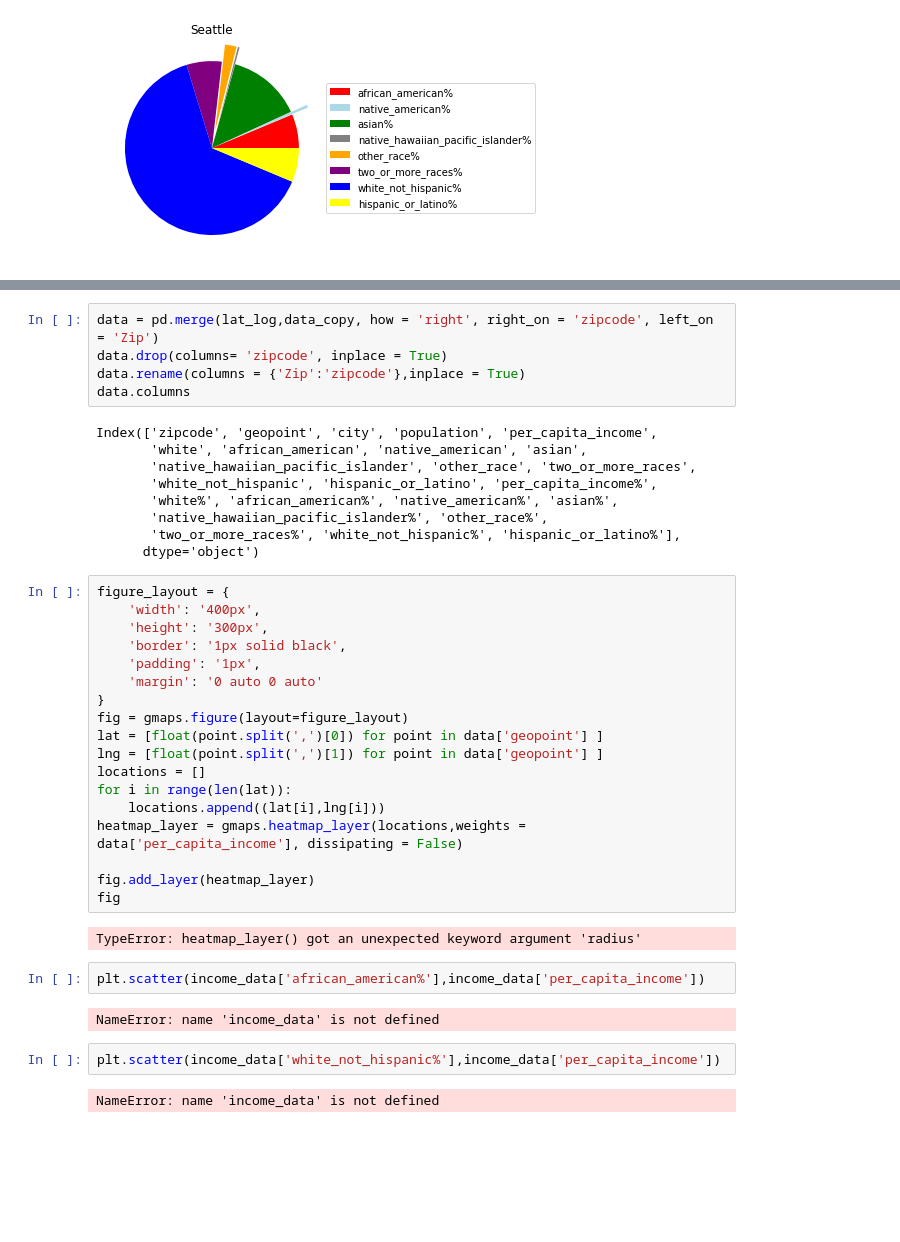
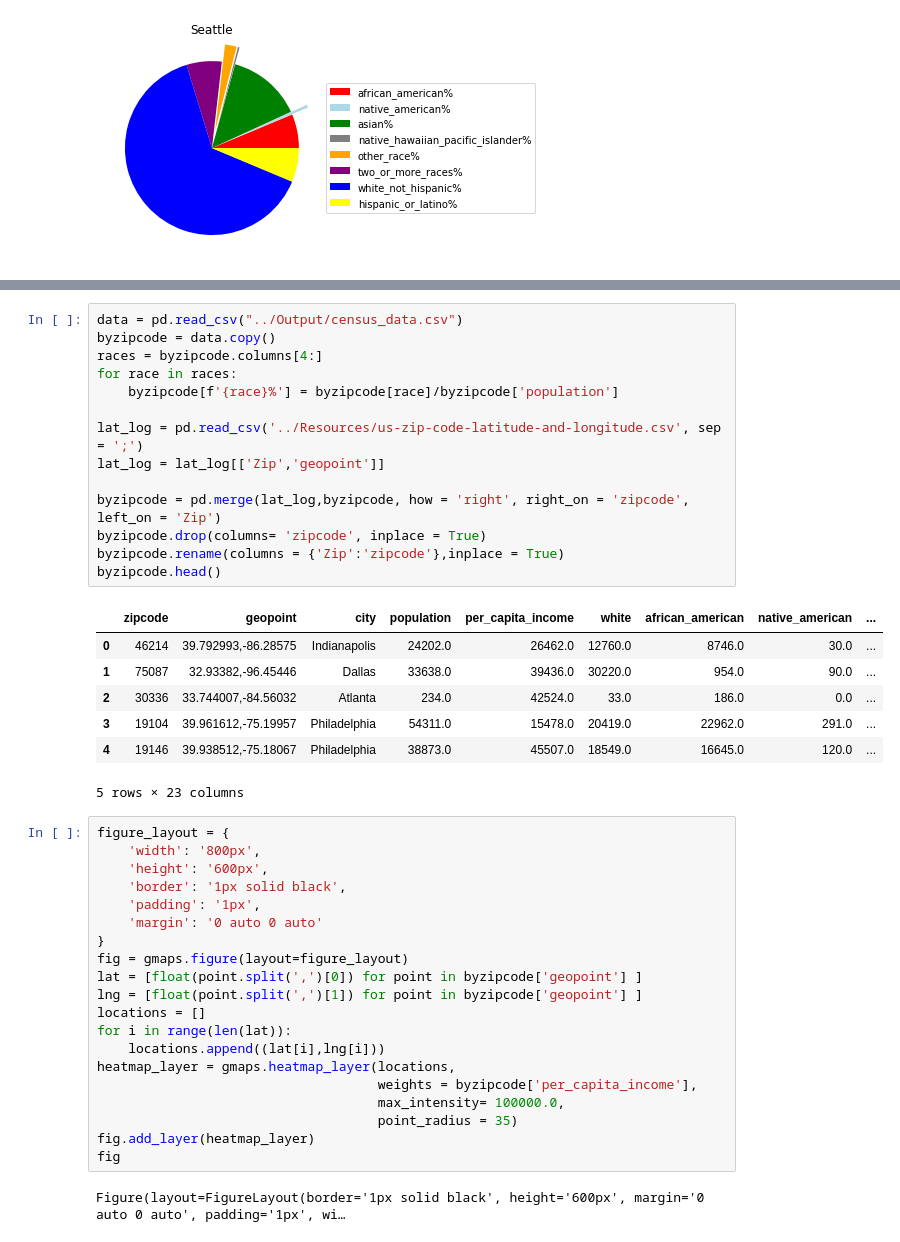
Before and after one commit to DPintacasi/teamcobra_project1, a Jupyter notebook: Scripts/census_analysis.ipynb, the cells around one changed output, grey strips where cells are left out. Saved outputs shown, nothing was run; the diff lists cells and outputs as text; blank space fills up the shorter version.

```diff
--- a/Scripts/census_analysis.ipynb
+++ b/Scripts/census_analysis.ipynb
@@ -89,42 +88,44 @@ lat_log = lat_log[['Zip','geopoint']]
 # %%
-data = pd.merge(lat_log,data_copy, how = 'right', right_on = 'zipcode', left_on = 'Zip')
-data.drop(columns= 'zipcode', inplace = True)
-data.rename(columns = {'Zip':'zipcode'},inplace = True)
-data.columns
+data = pd.read_csv("../Output/census_data.csv")
+byzipcode = data.copy()
+races = byzipcode.columns[4:]
+for race in races:
+    byzipcode[f'{race}%'] = byzipcode[race]/byzipcode['population']
+
+lat_log = pd.read_csv('../Resources/us-zip-code-latitude-and-longitude.csv', sep = ';')
+lat_log = lat_log[['Zip','geopoint']]
+
+byzipcode = pd.merge(lat_log,byzipcode, how = 'right', right_on = 'zipcode', left_on = 'Zip')
+byzipcode.drop(columns= 'zipcode', inplace = True)
+byzipcode.rename(columns = {'Zip':'zipcode'},inplace = True)
+byzipcode.head()
 # %% [output]
+|  | zipcode | geopoint | city | population | per_capita_income | white | african_american | native_american | ... |
+| 0 | 46214 | 39.792993,-86.28575 | Indianapolis | 24202.0 | 26462.0 | 12760.0 | 8746.0 | 30.0 | ... |
+| 1 | 75087 | 32.93382,-96.45446 | Dallas | 33638.0 | 39436.0 | 30220.0 | 954.0 | 90.0 | ... |
+| 2 | 30336 | 33.744007,-84.56032 | Atlanta | 234.0 | 42524.0 | 33.0 | 186.0 | 0.0 | ... |
+| 3 | 19104 | 39.961612,-75.19957 | Philadelphia | 54311.0 | 15478.0 | 20419.0 | 22962.0 | 291.0 | ... |
+| 4 | 19146 | 39.938512,-75.18067 | Philadelphia | 38873.0 | 45507.0 | 18549.0 | 16645.0 | 120.0 | ... |
-Index(['zipcode', 'geopoint', 'city', 'population', 'per_capita_income',
-       'white', 'african_american', 'native_american', 'asian',
-       'native_hawaiian_pacific_islander', 'other_race', 'two_or_more_races',
-       'white_not_hispanic', 'hispanic_or_latino', 'per_capita_income%',
-       'white%', 'african_american%', 'native_american%', 'asian%',
-       'native_hawaiian_pacific_islander%', 'other_race%',
-       'two_or_more_races%', 'white_not_hispanic%', 'hispanic_or_latino%'],
-      dtype='object')
+5 rows × 23 columns
 # %%
 figure_layout = {
-    'width': '400px',
-    'height': '300px',
+    'width': '800px',
+    'height': '600px',
     'border': '1px solid black',
     'padding': '1px',
     'margin': '0 auto 0 auto'
 }
 fig = gmaps.figure(layout=figure_layout)
-lat = [float(point.split(',')[0]) for point in data['geopoint'] ]
-lng = [float(point.split(',')[1]) for point in data['geopoint'] ]
+lat = [float(point.split(',')[0]) for point in byzipcode['geopoint'] ]
+lng = [float(point.split(',')[1]) for point in byzipcode['geopoint'] ]
 locations = []
 for i in range(len(lat)):
     locations.append((lat[i],lng[i]))
-heatmap_layer = gmaps.heatmap_layer(locations,weights = data['per_capita_income'], dissipating = False)
-
+heatmap_layer = gmaps.heatmap_layer(locations,
+                                    weights = byzipcode['per_capita_income'],
+                                    max_intensity= 100000.0,
+                                    point_radius = 35)
 fig.add_layer(heatmap_layer)
 fig
 # %% [output]
-TypeError: heatmap_layer() got an unexpected keyword argument 'radius'
+Figure(layout=FigureLayout(border='1px solid black', height='600px', margin='0 auto 0 auto', padding='1px', wi…
-# %%
-plt.scatter(income_data['african_american%'],income_data['per_capita_income'])
-# %% [output]
-NameError: name 'income_data' is not defined
-# %%
-plt.scatter(income_data['white_not_hispanic%'],income_data['per_capita_income'])
-# %% [output]
-NameError: name 'income_data' is not defined
```
Also changed, not shown: parts of 6 cells of this notebook, 14 other files.
